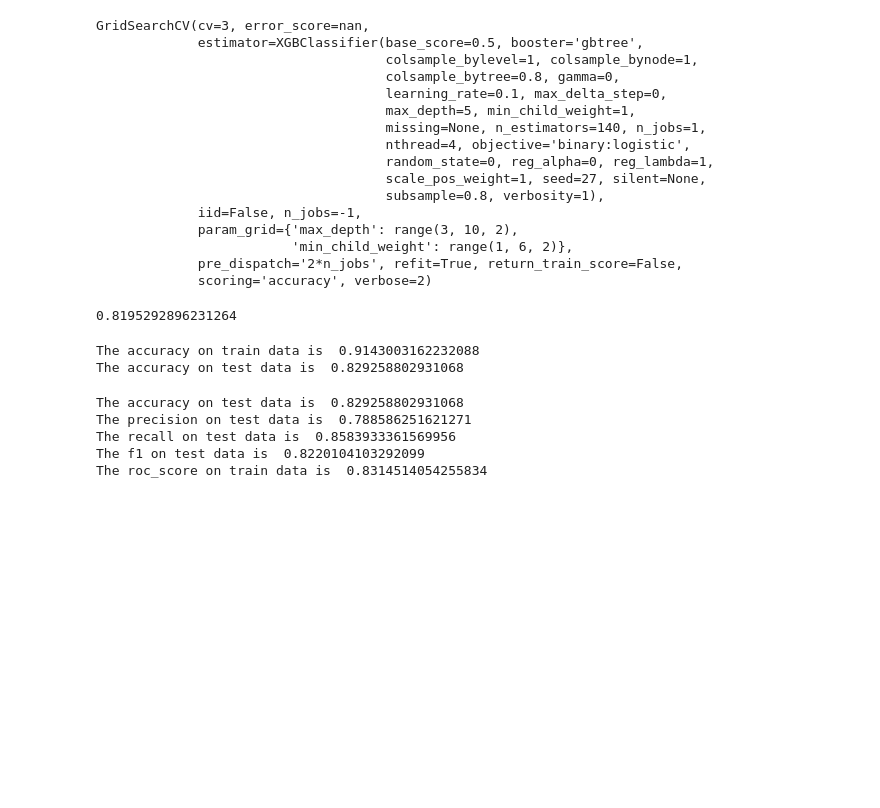
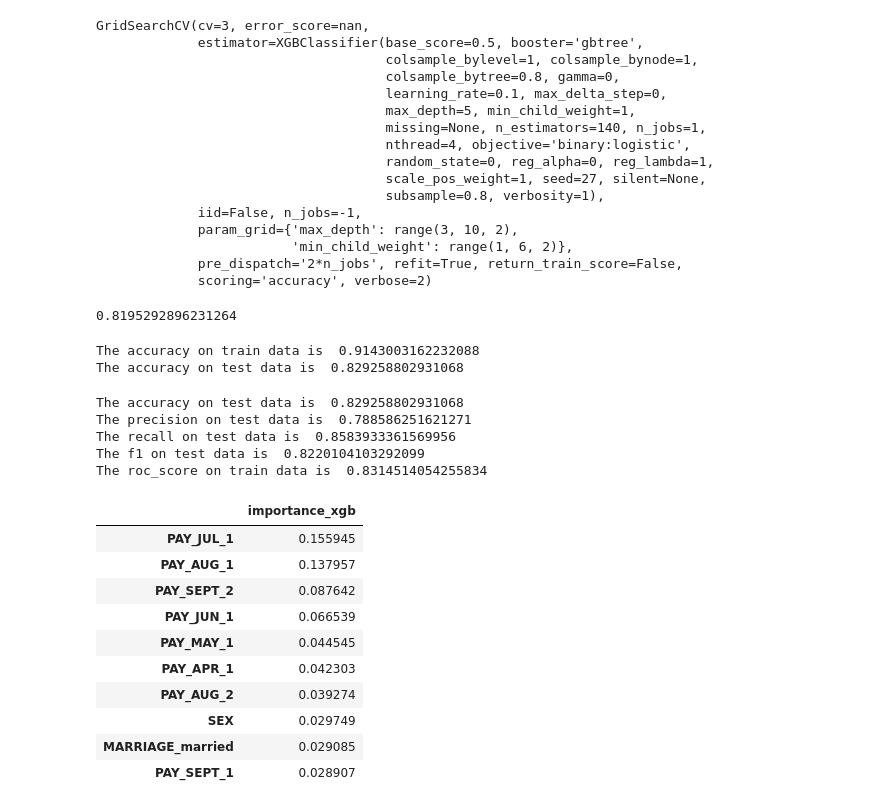
Before and after one commit to Creatrohit9/Credit-Card-Default-Prediction-Rohit-Bhadauriya, a Jupyter notebook: Credit_Card_Default_Prediction(Proponent_Ds)_Rohit_Bhadauriya_Capstone_Project.ipynb, the cells around one changed output. Saved outputs shown, nothing was run; the diff lists cells and outputs as text; code cells hidden in the pictures; blank space fills up the shorter version.

Commit message:
Commit for feature importance

```diff
--- a/Credit_Card_Default_Prediction(Proponent_Ds)_Rohit_Bhadauriya_Capstone_Project.ipynb
+++ b/Credit_Card_Default_Prediction(Proponent_Ds)_Rohit_Bhadauriya_Capstone_Project.ipynb
@@ -1298,3 +1298,20 @@ The precision on test data is  0.788586251621271
 The recall on test data is  0.8583933361569956
 The f1 on test data is  0.8220104103292099
 The roc_score on train data is  0.8314514054255834
+# %%
+pd.DataFrame(optimal_xgb.feature_importances_,
+                                   index = columns,
+                                    columns=['importance_xgb']).sort_values('importance_xgb',
+                                                                        ascending=False)[:10]
+# %% [output]
+|  | importance_xgb |
+| PAY_JUL_1 | 0.155945 |
+| PAY_AUG_1 | 0.137957 |
+| PAY_SEPT_2 | 0.087642 |
+| PAY_JUN_1 | 0.066539 |
+| PAY_MAY_1 | 0.044545 |
+| PAY_APR_1 | 0.042303 |
+| PAY_AUG_2 | 0.039274 |
+| SEX | 0.029749 |
+| MARRIAGE_married | 0.029085 |
+| PAY_SEPT_1 | 0.028907 |
```
